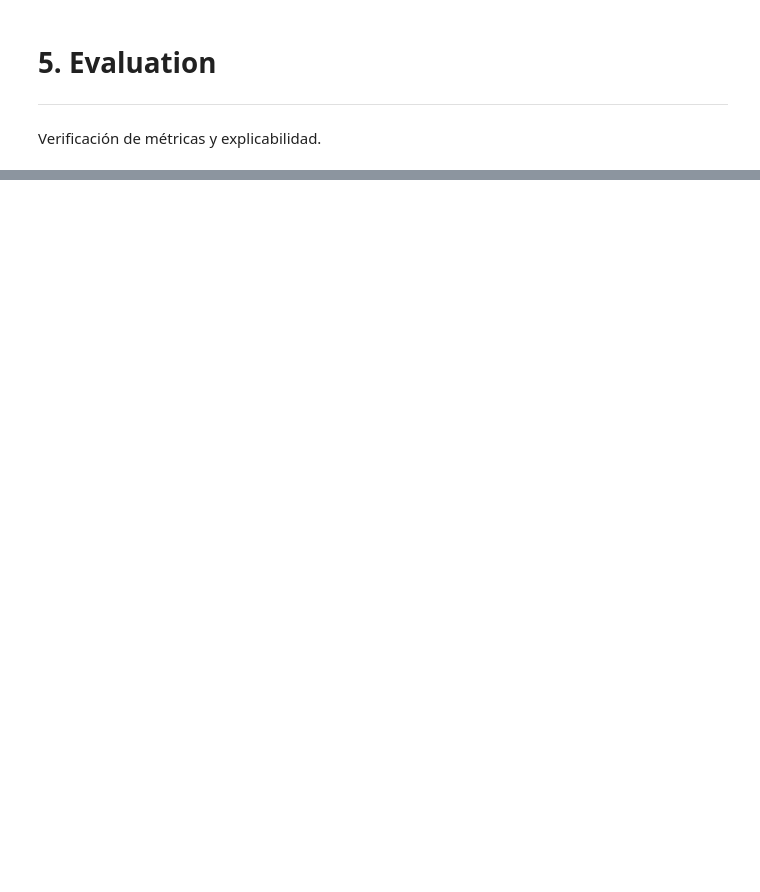
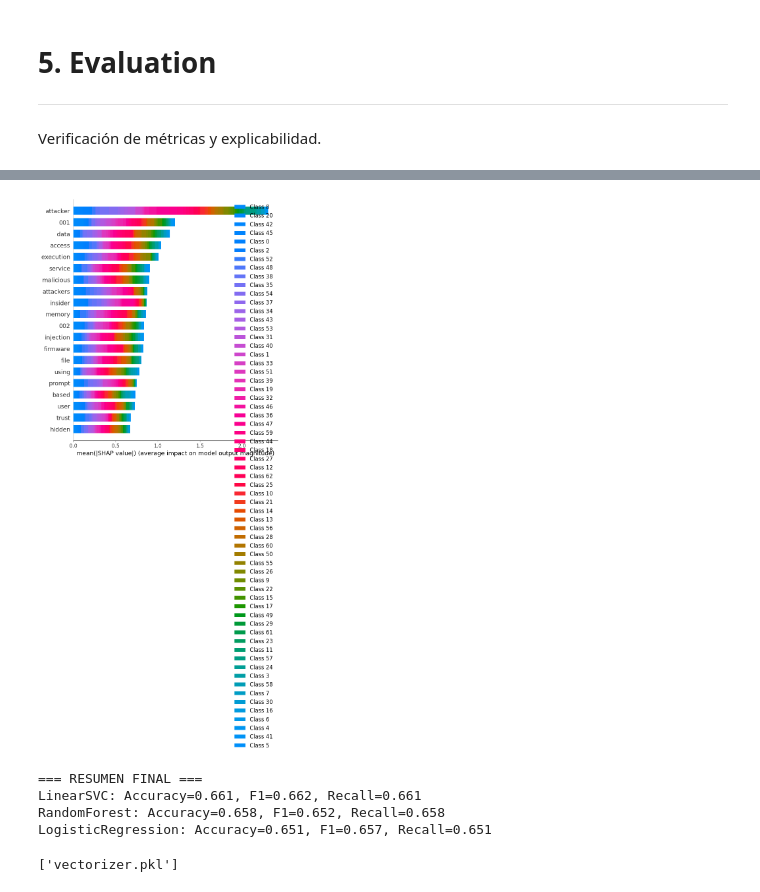
Before and after one commit to gmocorreamartinez/ml_atack_dataset, a Jupyter notebook: notebooks/Attack_Dataset_EDA.ipynb, the cells around one changed output, grey strips where cells are left out. Drawn from its saved outputs; the diff is of its cells as text; code cells hidden in the pictures; blank space fills up the shorter version.

```diff
--- a/notebooks/Attack_Dataset_EDA.ipynb
+++ b/notebooks/Attack_Dataset_EDA.ipynb
@@ -244,0 +331,46 @@ F1-score LR: 0.31
+# %%
+
+# Usamos el mejor modelo
+best_model = LinearSVC()
+best_model.fit(X_ros, y_ros)
+
+# SHAP
+explainer = shap.Explainer(best_model, X_train)
+
+# tomar pocas muestras
+shap_values = explainer(X_test[:100])
+
+# gráfico
+shap.summary_plot(
+    shap_values,
+    features=X_test[:100],
+    feature_names=vectorizer.get_feature_names_out()
+)
+# %% [output]
+[figure, added]
+# %%
+
+# 9. RESUMEN FINAL
+
+print("\n=== RESUMEN FINAL ===")
+
+for model, (acc, f1, recall) in results.items():
+    print(f"{model}: Accuracy={acc:.3f}, F1={f1:.3f}, Recall={recall:.3f}")
+# %% [output]
+=== RESUMEN FINAL ===
+LinearSVC: Accuracy=0.661, F1=0.662, Recall=0.661
+RandomForest: Accuracy=0.658, F1=0.652, Recall=0.658
+LogisticRegression: Accuracy=0.651, F1=0.657, Recall=0.651
+# %%
+
+# después de entrenar modelos
+best_model = LinearSVC()
+best_model.fit(X_ros, y_ros)
+
+# guardar modelo
+joblib.dump(best_model, "model.pkl")
+
+# guardar vectorizador
+joblib.dump(vectorizer, "vectorizer.pkl")
+# %% [output]
+['vectorizer.pkl']
```
Also changed, not shown: parts of 18 cells of this notebook.
